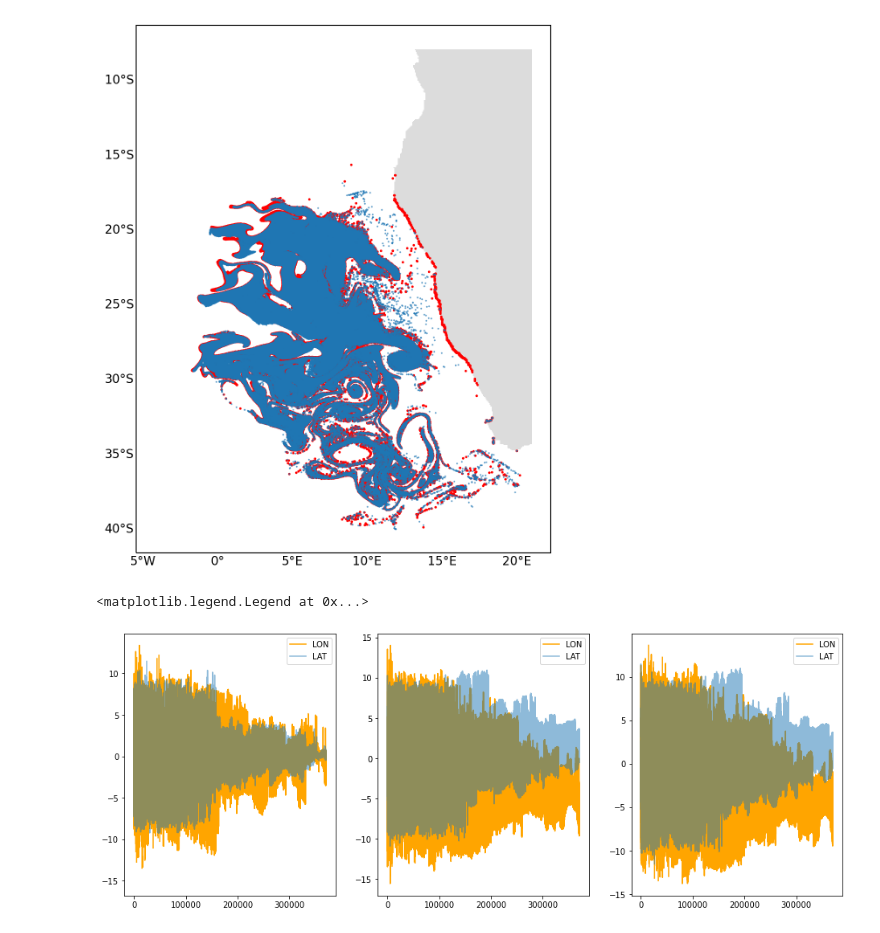
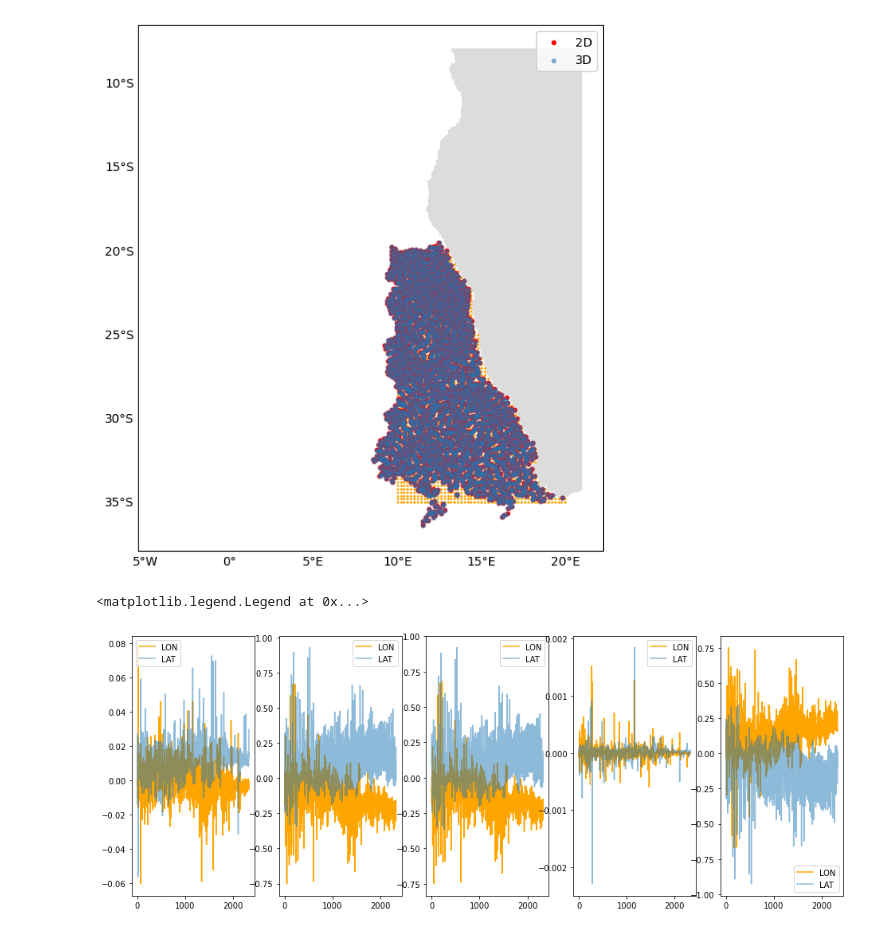
Before and after one commit to OceanParcels/atlanteco_plankton_plastic_nutrients_dispersion, a Jupyter notebook: src/analysis/Luderitz_release_analysis.ipynb, the cells around one changed output. Cells and saved outputs as stored; diff of their text form; code cells hidden in the pictures.

```diff
--- a/src/analysis/Luderitz_release_analysis.ipynb
+++ b/src/analysis/Luderitz_release_analysis.ipynb
@@ -17,6 +17,11 @@ home_folder = '/nethome/manra003/analysis/dispersion/simulations/'
 # ds3D=xr.open_zarr(home_folder+'Fwd_3D_Luderitz_117x117_Nov01-31_2017_0z_100days.zarr')
 # ds2D=xr.open_zarr(home_folder+'Fwd_2D_Luderitz_117x117_Nov01-31_2017_0z_100days.zarr')
 # dsdvm=xr.open_zarr(home_folder+'Fwd_DVM_Luderitz_117x117_Nov01-31_2017_1z_100days.zarr')
-ds2D = xr.open_zarr(home_folder + "Fwd_2D_Jul2023_BenguelaUpwR_117x117_Dec2017_1z_100days.zarr")
-ds3D = xr.open_zarr(home_folder + "Fwd_3D_Jul2023_BenguelaUpwR_117x117_Dec2017_1z_100days.zarr")
-dsdvm = xr.open_zarr(home_folder + "Fwd_DVM_Jul2023_BenguelaUpwR_117x117_Dec2017_1z_100days.zarr")
+# ds2D = xr.open_zarr(home_folder + "Fwd_2D_Jul2023_BenguelaUpwR_117x117_Dec2017_1z_100days.zarr")
+# ds3D = xr.open_zarr(home_folder + "Fwd_3D_Jul2023_BenguelaUpwR_117x117_Dec2017_1z_100days.zarr")
+# dsdvm = xr.open_zarr(home_folder + "Fwd_DVM_Jul2023_BenguelaUpwR_117x117_Dec2017_1z_100days.zarr")
+
+ds2D = xr.open_zarr(home_folder + "08Aug2023_2D_BenguelaUpwR_pt2gridres_Dec2017_1z_100days_radius1mm_density1010.zarr")
+ds3D = xr.open_zarr(home_folder + "08Aug2023_3D_BenguelaUpwR_pt2gridres_Dec2017_1z_100days_radius1mm_density1010.zarr")
+dsdvm = xr.open_zarr(home_folder + "08Aug2023_DVM_BenguelaUpwR_pt2gridres_Dec2017_1z_100days_radius1mm_density1010.zarr")
+dsbp = xr.open_zarr(home_folder + "08Aug2023_3D_BP_BenguelaUpwR_pt2gridres_Dec2017_1z_100days_radius1mm_density1010.zarr")
@@ -23,33 +50,36 @@ dsdvm = xr.open_zarr(home_folder + "Fwd_DVM_Jul2023_BenguelaUpwR_117x117_Dec2017
 # %%
 custom_size=10
-fig = plt.figure(figsize=(12,8), dpi=200)
+fig = plt.figure(figsize=(8,8), dpi=100)
 ax = plt.axes(projection=ccrs.PlateCarree())
 gl = ax.gridlines(draw_labels=True)
 gl.xlines = False
 gl.ylines = False
 gl.top_labels = False
 gl.right_labels = False
 gl.xlabel_style = {'size': custom_size, 'color': 'k'}
 gl.ylabel_style = {'size': custom_size, 'color': 'k'}
 
 colormap = colors.ListedColormap(['gainsboro', 'white'])
 
 # Near Amazon river- 4-5 month simulations
 ax.pcolormesh(mask_lon[0, 1249:1750, 1499:], mask_lat[0, 1249:1750, 1499:], mask_land[0, 0,1250:1750, 1500:], cmap=colormap)
-# ax.set_xlim(3,12)
+# ax.set_xlim(8,18)
 # ax.set_ylim(-30,-20)
 # ax.set_xlim(10,16)
 # ax.set_ylim(-30,-21)
-t_step=99
-ax.scatter(ds2D['lon'][:,t_step], ds2D['lat'][:,t_step], s=1, c='red')
-ax.scatter(ds3D['lon'][:,t_step], ds3D['lat'][:,t_step], s=0.1)
-# ax.scatter(ds3D['lon'][:,0], ds3D['lat'][:,0], s=0.001, c='orange')
-
+t_step=5
+n=50000
+# ax.scatter(ds2D['lon'][:,t_step], ds2D['lat'][:,t_step], s=1, c='red', label="2D")
+# ax.scatter(ds3D['lon'][:,t_step], ds3D['lat'][:,t_step], s=0.1, alpha=0.5, label="3D")
+ax.scatter(ds3D['lon'][:n,0], ds3D['lat'][:n,0], s=1, c='orange')
+ax.scatter(ds2D['lon'][:n,t_step], ds2D['lat'][:n,t_step], s=10, c='red', label="2D")
+ax.scatter(ds3D['lon'][:n,t_step], ds3D['lat'][:n,t_step], s=10, alpha=0.5, label="3D")
+ax.legend()
 plt.show()
 # %% [output]
-[figure, old version]
+[figure, new version]
 # %%
-fig, ax= plt.subplots(ncols=3,nrows=1, figsize=(16,6))
+fig, ax= plt.subplots(ncols=5,nrows=1, figsize=(16,6))
 
 ax[0].plot(ds2D['lon'][:, t_step]-ds3D['lon'][:, t_step], c='orange', label="LON")
 ax[0].plot(ds2D['lat'][:, t_step]-ds3D['lat'][:, t_step], alpha = 0.5, label = 'LAT')
@@ -61,9 +91,17 @@ ax[1].legend()
 ax[2].plot(ds3D['lon'][:, t_step]-dsdvm['lon'][:, t_step], c='orange', label="LON")
 ax[2].plot(ds3D['lat'][:, t_step]-dsdvm['lat'][:, t_step], alpha = 0.5, label = 'LAT')
 ax[2].legend()
+
+ax[3].plot(ds2D['lon'][:, t_step]-dsbp['lon'][:, t_step], c='orange', label="LON")
+ax[3].plot(ds2D['lat'][:, t_step]-dsbp['lat'][:, t_step], alpha = 0.5, label = 'LAT')
+ax[3].legend()
+
+ax[4].plot(dsdvm['lon'][:, t_step]-dsbp['lon'][:, t_step], c='orange', label="LON")
+ax[4].plot(dsdvm['lat'][:, t_step]-dsbp['lat'][:, t_step], alpha = 0.5, label = 'LAT')
+ax[4].legend()
 # %% [output]
 <matplotlib.legend.Legend at 0x...>
-[figure, old version]
+[figure, new version]
 # %%
 fig, ax= plt.subplots(ncols=3,nrows=1, figsize=(16,6))
 ds2D.z.plot(ax=ax[0])
```
Also changed, not shown: parts of 6 cells of this notebook, 5 other files.
